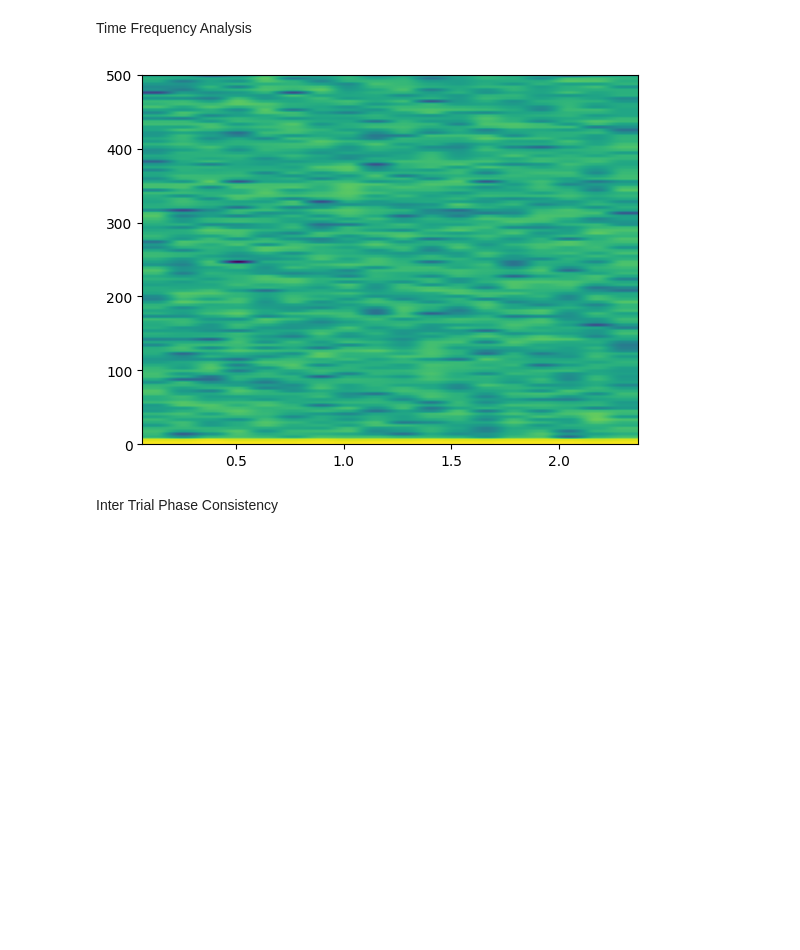
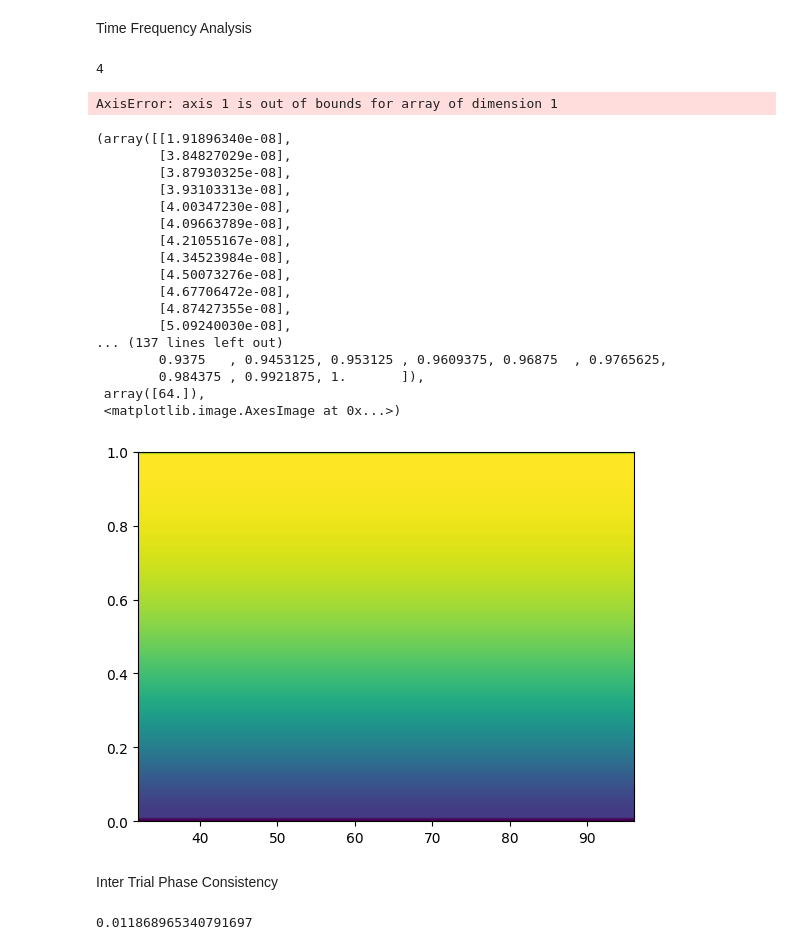
Before and after one commit to miretteamin/Time_Frequency_Analysis, a Jupyter notebook: tf_analysis.ipynb, the cells around one changed output. Drawn from its saved outputs; the diff is of its cells as text; code cells hidden in the pictures; blank space fills up the shorter version.

```diff
--- a/tf_analysis.ipynb
+++ b/tf_analysis.ipynb
@@ -134,25 +145,27 @@ def plot_spectrogram(spec, trials, fs):
 # %% [markdown]
 Time Frequency Analysis
 # %%
-def STFT(trials, windowSize = 100, overlapping = 50):
-    new_trial = [[]]
-    freq_spec = np.array([])
+def tf(trials, windowSize = 100, overlapping = 50):
+    new_trials = []
     for cnt, trial in enumerate(trials):
-            temp = [DFT(trial[i : i + windowSize], 100)[1] for i in range(0, len(trial), overlapping)]
-            temp = temp[:-1]
-            temp = np.transpose(temp)
-            if cnt == 0:
-                # plot_spectrogram(temp, trials, 100)
-                plt.specgram(trial,NFFT=256 , Fs = 1000)
+        # STFT
+        temp = [DFT(trial[i : i + windowSize], 100)[1] for i in range(0, len(trial), overlapping)]
+        temp = temp[:-1]
+        print(len(temp[0]))
 
-            # freq_spec = np.insert(freq_spec, 0, temp)
+        # Baseline Correction
+        base_line = np.array(temp[:20])
+        base_line_mean = np.mean(base_line, axis=1)
+        temp =  temp - base_line_mean
 
-    # freq_spec = np.array(freq_spec)
-    # print(freq_spec.shape)
-    # return freq_spec
-# print(len(temp[:int(0.2*len(temp))]))
-# baseline_mean = np.mean(temp[:int(0.2*len(temp))])
-#         print(baseline_mean)
-#         new_trial.append(temp)
-# t1 --> freq1
-# t2 --> freq2
+        # Percentage Change
+        percentage_change = (temp/base_line_mean)*100
+        # print("Percentage Change: ", percentage_change)
+
+        # Spectrogram
+        temp = np.transpose(temp)
+        if cnt == 0:
+            plot_spectrogram(temp, trials, 100)
+
+        new_trials.append(temp)
+    return sum(new_trials)/len(real_trials)
@@ -161,4 +171,0 @@ def percentage_change(signal):
-# %%
-res = STFT(trials)
-# %% [output]
-[figure, removed]
@@ -179,2 +172,28 @@ def pltTF():
+# %%
+res = tf(real_trials, 10,5)
+# %% [output]
+4
+AxisError: axis 1 is out of bounds for array of dimension 1
+# %%
+plt.specgram(res)
+# %% [output]
+(array([[1.91896340e-08],
+        [3.84827029e-08],
+        [3.87930325e-08],
+        [3.93103313e-08],
+        [4.00347230e-08],
+        [4.09663789e-08],
+        [4.21055167e-08],
+        [4.34523984e-08],
+        [4.50073276e-08],
+        [4.67706472e-08],
+        [4.87427355e-08],
+        [5.09240030e-08],
+... (137 lines left out)
+        0.9375   , 0.9453125, 0.953125 , 0.9609375, 0.96875  , 0.9765625,
+        0.984375 , 0.9921875, 1.       ]),
+ array([64.]),
+ <matplotlib.image.AxesImage at 0x...>)
+[figure, added]
 # %% [markdown]
 Inter Trial Phase Consistency
@@ -182,0 +213,4 @@ def ITPC():
+# %%
+ITPC(real_trials, 100, 50)
+# %% [output]
+0.011868965340791697
```
Also changed, not shown: parts of 8 cells of this notebook.
